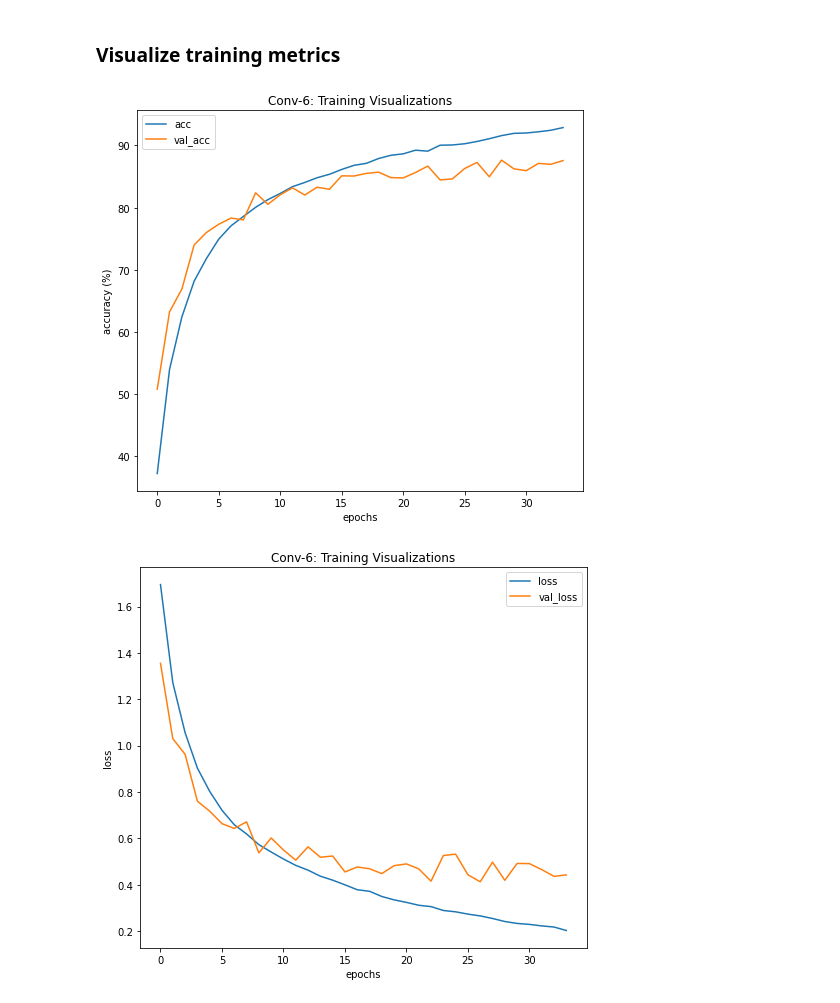
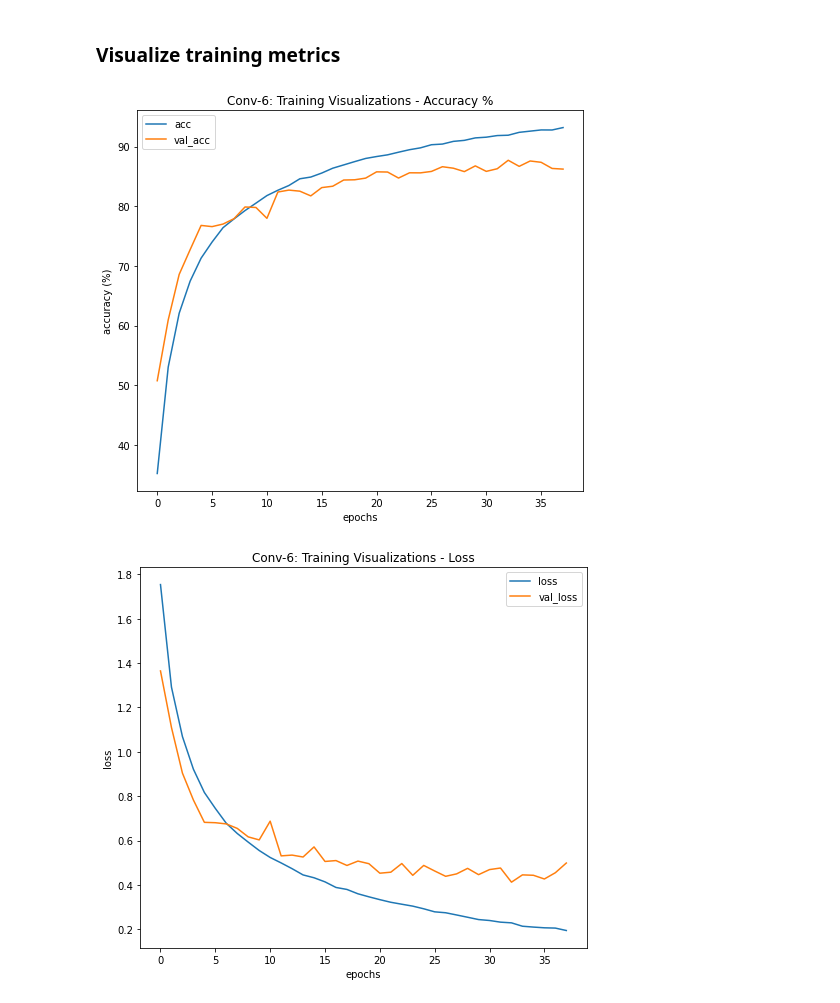
Before and after one commit to arjun-majumdar/CNN_Classifications, a Jupyter notebook: Conv6_CIFAR10-TF2.ipynb, the cells around one changed output. Saved outputs shown, nothing was run; the diff lists cells and outputs as text; code cells hidden in the pictures.

```diff
--- a/Conv6_CIFAR10-TF2.ipynb
+++ b/Conv6_CIFAR10-TF2.ipynb
@@ -285,8 +284,8 @@ class Conv6(Model):
         x = self.conv_block2(x)
         x = self.conv_block3(x)
         x = self.flatten(x)
-        x = self.bn1(tf.nn.relu(self.dense1(x)))
-        x = self.bn2(tf.nn.relu(self.dense2(x)))
+        x = tf.nn.relu(self.bn1(self.dense1(x)))
+        x = tf.nn.relu(self.bn2(self.dense2(x)))
         x = tf.nn.softmax(self.out(x))
         return x
 
@@ -759,23 +766,23 @@ plt.plot([train_hist[x]['acc'] for x in train_hist.keys()], label = 'acc')
 plt.plot([train_hist[x]['val_acc'] for x in train_hist.keys()], label = 'val_acc')
 plt.xlabel("epochs")
 plt.ylabel("accuracy (%)")
-plt.title("Conv-6: Training Visualizations")
+plt.title("Conv-6: Training Visualizations - Accuracy %")
 plt.legend(loc = "best")
 plt.show()
 # %% [output]
-[figure, old version]
+[figure, new version]
 # %%
 # Visualizations-
 plt.figure(figsize = (8, 7))
 plt.plot([train_hist[x]['loss'] for x in train_hist.keys()], label = 'loss')
 plt.plot([train_hist[x]['val_loss'] for x in train_hist.keys()], label = 'val_loss')
 plt.xlabel("epochs")
 plt.ylabel("loss")
-plt.title("Conv-6: Training Visualizations")
+plt.title("Conv-6: Training Visualizations - Loss")
 plt.legend(loc = "best")
 plt.show()
 # %% [output]
-[figure, old version]
+[figure, new version]
 # %%
 # Save training metrics as pickled object-
 with open("Conv6_training_history.pkl", "wb") as file:
```
Also changed, not shown: parts of 12 cells of this notebook.
